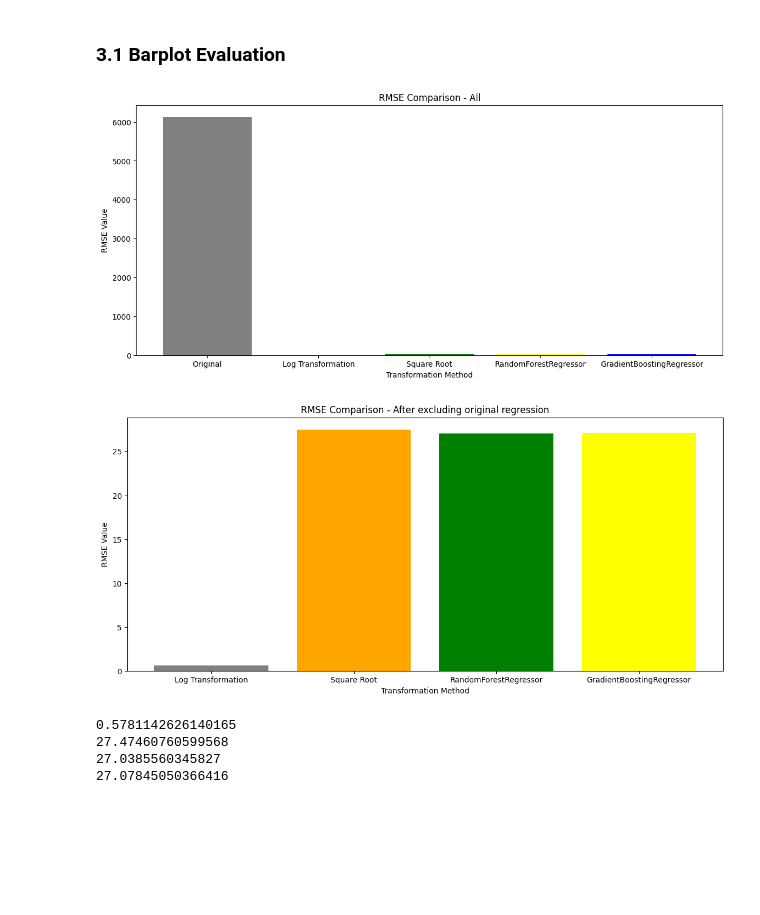
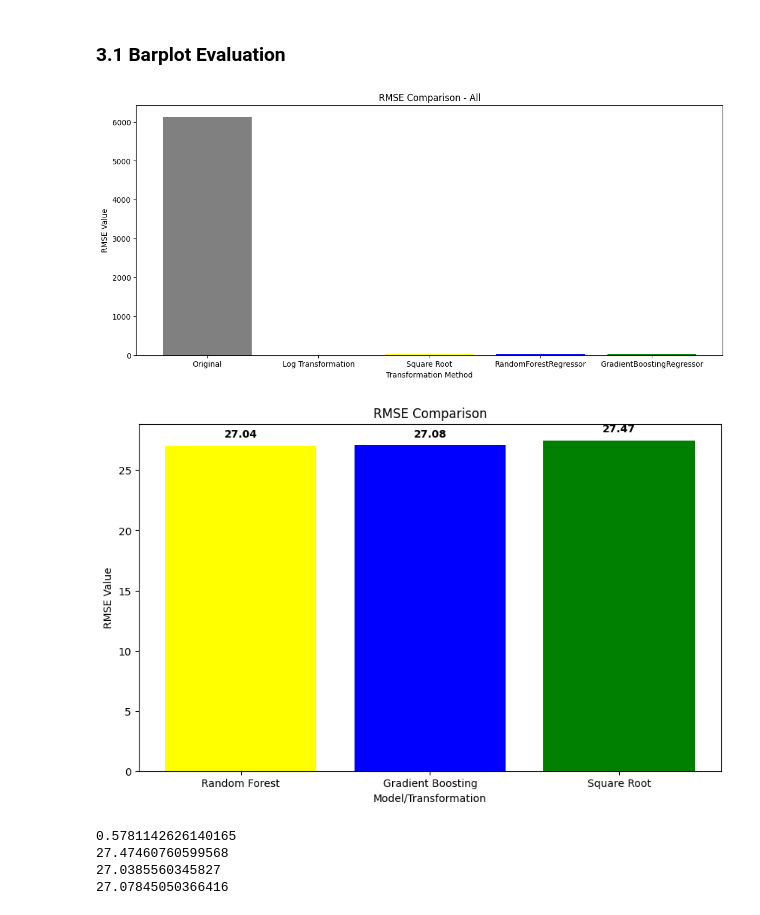
Before and after one commit to CassieGayounChoi/cassiegayounchoi.github.io, a Jupyter notebook: files/Predicting_CLV_using_regression_and_ML.ipynb, the cells around one changed output. Cells and saved outputs as stored; diff of their text form; code cells hidden in the pictures; blank space fills up the shorter version.

Commit message:
stat bar plot update

```diff
--- a/files/Predicting_CLV_using_regression_and_ML.ipynb
+++ b/files/Predicting_CLV_using_regression_and_ML.ipynb
@@ -718,7 +718,7 @@ rmse_values = [rmse_original_all, rmse_log_all, rmse_sqrt_all, rmse_rf, rmse_gb]
 plt.figure(figsize=(14, 6))  # Adjust width and height as needed
 
 # Create a bar plot
-plt.bar(labels, rmse_values, color=['grey', 'orange', 'green', 'yellow', 'blue'])
+plt.bar(labels, rmse_values, color=['grey', 'purple', 'yellow', 'blue', 'green'])
 
 # Add labels and a title
 plt.xlabel('Transformation Method')
@@ -728,29 +728,33 @@ plt.title('RMSE Comparison - All')
 # Display the plot
 plt.show()
 # %% [output]
-[figure, old version]
+[figure, new version]
 # %%
-# Labels for the RMSE values
-labels = ['Log Transformation', 'Square Root' , 'RandomForestRegressor', "GradientBoostingRegressor"]
+# Labels for each bar
+labels = ['Random Forest', 'Gradient Boosting', 'Square Root']
 
-# RMSE values
-rmse_values = [rmse_log_all, rmse_sqrt_all, rmse_rf, rmse_gb]
+# Corresponding RMSE values
+rmse_values = [rmse_rf, rmse_gb,rmse_sqrt_all]
 
-# Set the figure size (adjust the width and height as needed)
-plt.figure(figsize=(14, 6))  # Adjust width and height as needed
+# Creating the bar plot with tick labels
+plt.figure(figsize=(10, 6))
 
-# Create a bar plot
-plt.bar(labels, rmse_values, color=['grey', 'orange', 'green', 'yellow', 'blue'])
+# Plotting the bars
+plt.bar(labels, rmse_values, color=['yellow', 'blue', 'green'])
 
-# Add labels and a title
-plt.xlabel('Transformation Method')
+# Adding labels and a title
+plt.xlabel('Model/Transformation')
 plt.ylabel('RMSE Value')
-plt.title('RMSE Comparison - After excluding original regression')
+plt.title('RMSE Comparison')
 
-# Display the plot
+# Adding tick labels
+for i, v in enumerate(rmse_values):
+    plt.text(i, v + 0.5, f"{v:.2f}", ha='center', va='bottom', fontweight='bold')
+
+# Displaying the plot
 plt.show()
 # %% [output]
-[figure, old version]
+[figure, new version]
 # %%
 print(rmse_log_all)
 print(rmse_sqrt_all)
```
Also changed, not shown: parts of 1 cell of this notebook, 1 other file.
